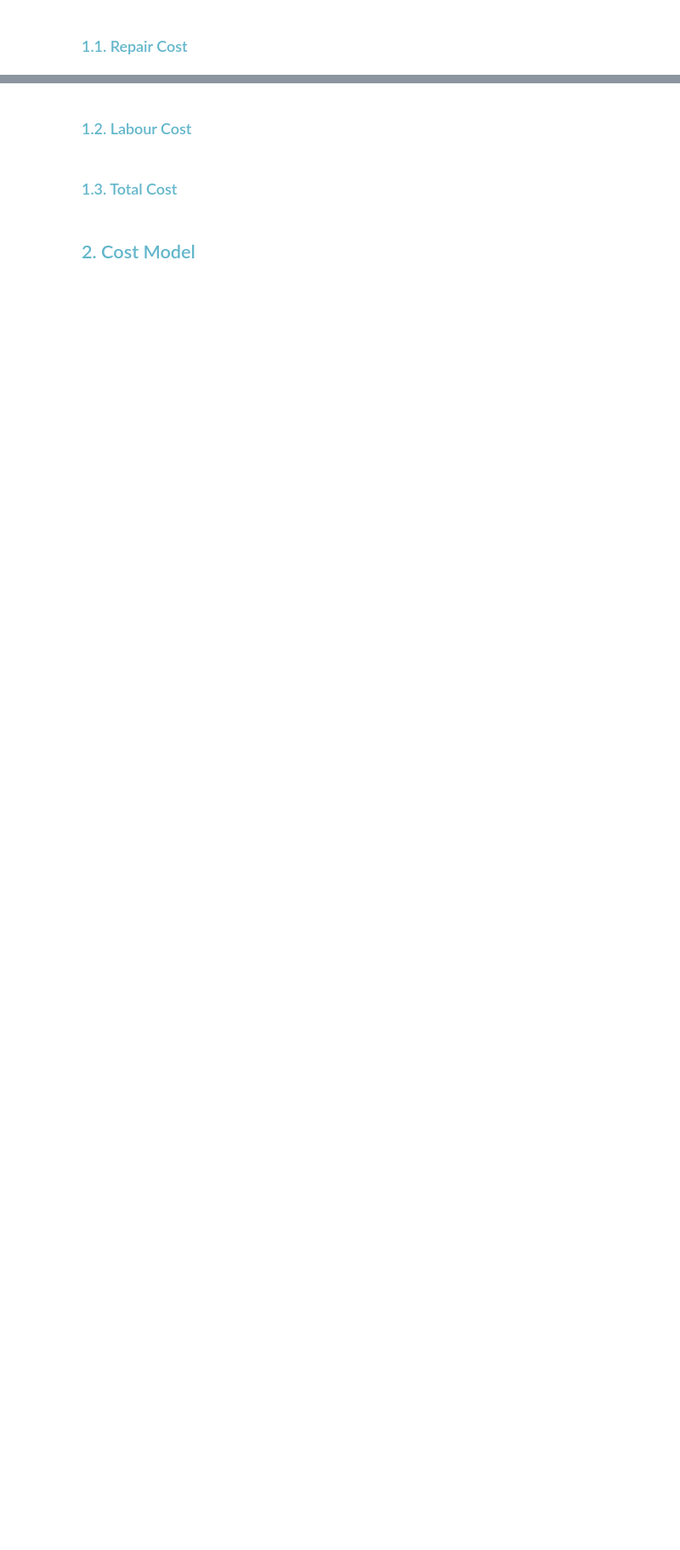
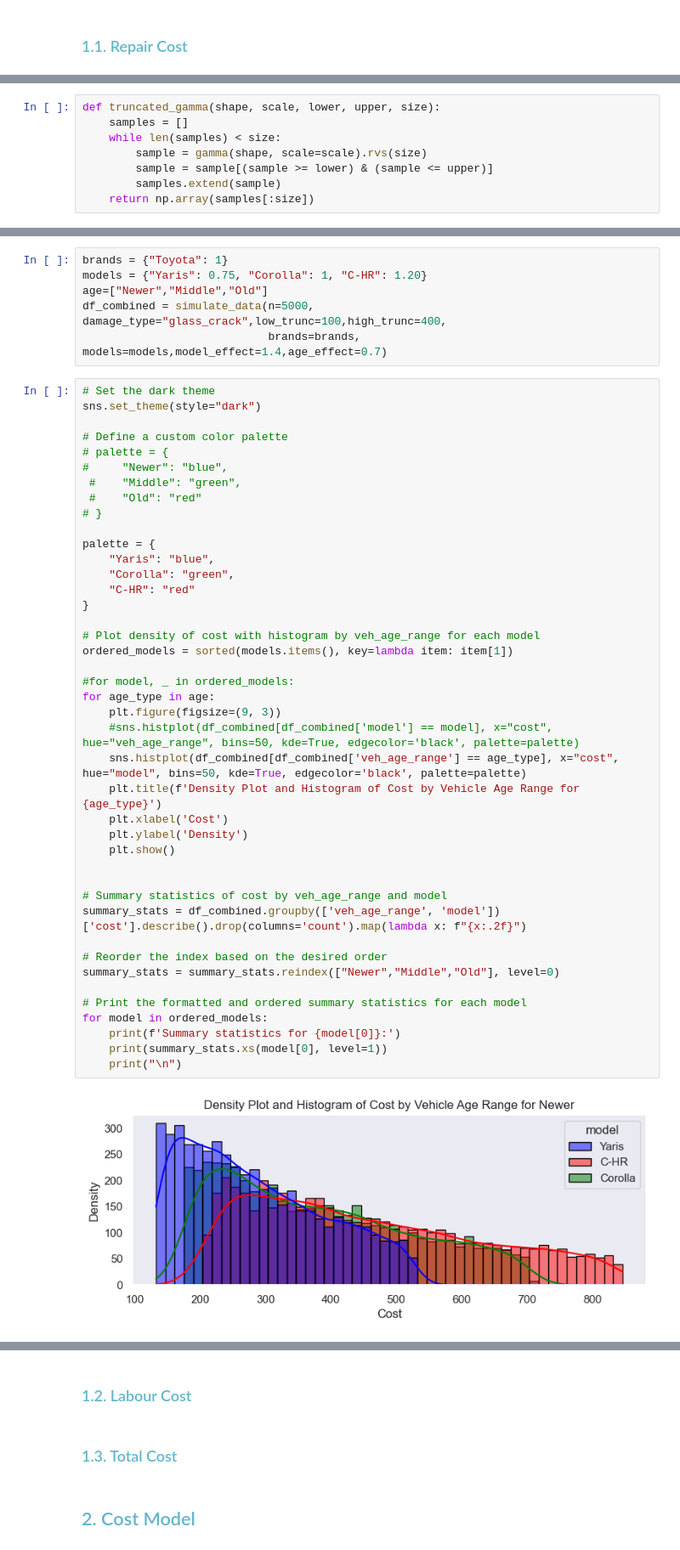
Before and after one commit to ACM40960/project-danielquesada89, a Jupyter notebook: Claim_costs.ipynb, the cells around one changed output, grey strips where cells are left out. Shown: that part at 85% size. Drawn from its saved outputs; the diff is of its cells as text; blank space fills up the shorter version.

Commit message:
glass cost created
Signed-off-by: danielquesada89 <daniel.quesada@ucdconnect.ie>

```diff
--- a/Claim_costs.ipynb
+++ b/Claim_costs.ipynb
@@ -16,0 +75,8 @@
+# %%
+def truncated_gamma(shape, scale, lower, upper, size):
+    samples = []
+    while len(samples) < size:
+        sample = gamma(shape, scale=scale).rvs(size)
+        sample = sample[(sample >= lower) & (sample <= upper)]
+        samples.extend(sample)
+    return np.array(samples[:size])
@@ -16,0 +159,50 @@
+# %%
+brands = {"Toyota": 1}
+models = {"Yaris": 0.75, "Corolla": 1, "C-HR": 1.20}
+age=["Newer","Middle","Old"]
+df_combined = simulate_data(n=5000, damage_type="glass_crack",low_trunc=100,high_trunc=400,
+                            brands=brands, models=models,model_effect=1.4,age_effect=0.7)
+# %%
+# Set the dark theme
+sns.set_theme(style="dark")
+
+# Define a custom color palette
+# palette = {
+#     "Newer": "blue",
+ #    "Middle": "green",
+ #    "Old": "red"
+# }
+
+palette = {
+    "Yaris": "blue",
+    "Corolla": "green",
+    "C-HR": "red"
+}
+
+# Plot density of cost with histogram by veh_age_range for each model
+ordered_models = sorted(models.items(), key=lambda item: item[1])
+
+#for model, _ in ordered_models:
+for age_type in age:
+    plt.figure(figsize=(9, 3))
+    #sns.histplot(df_combined[df_combined['model'] == model], x="cost", hue="veh_age_range", bins=50, kde=True, edgecolor='black', palette=palette)
+    sns.histplot(df_combined[df_combined['veh_age_range'] == age_type], x="cost", hue="model", bins=50, kde=True, edgecolor='black', palette=palette)
+    plt.title(f'Density Plot and Histogram of Cost by Vehicle Age Range for {age_type}')
+    plt.xlabel('Cost')
+    plt.ylabel('Density')
+    plt.show()
+
+
+# Summary statistics of cost by veh_age_range and model
+summary_stats = df_combined.groupby(['veh_age_range', 'model'])['cost'].describe().drop(columns='count').map(lambda x: f"{x:.2f}")
+
+# Reorder the index based on the desired order
+summary_stats = summary_stats.reindex(["Newer","Middle","Old"], level=0)
+
+# Print the formatted and ordered summary statistics for each model
+for model in ordered_models:
+    print(f'Summary statistics for {model[0]}:')
+    print(summary_stats.xs(model[0], level=1))
+    print("\n")
+# %% [output]
+[figure, added]
```
Also changed, not shown: parts of 11 cells of this notebook, 1 other file.
